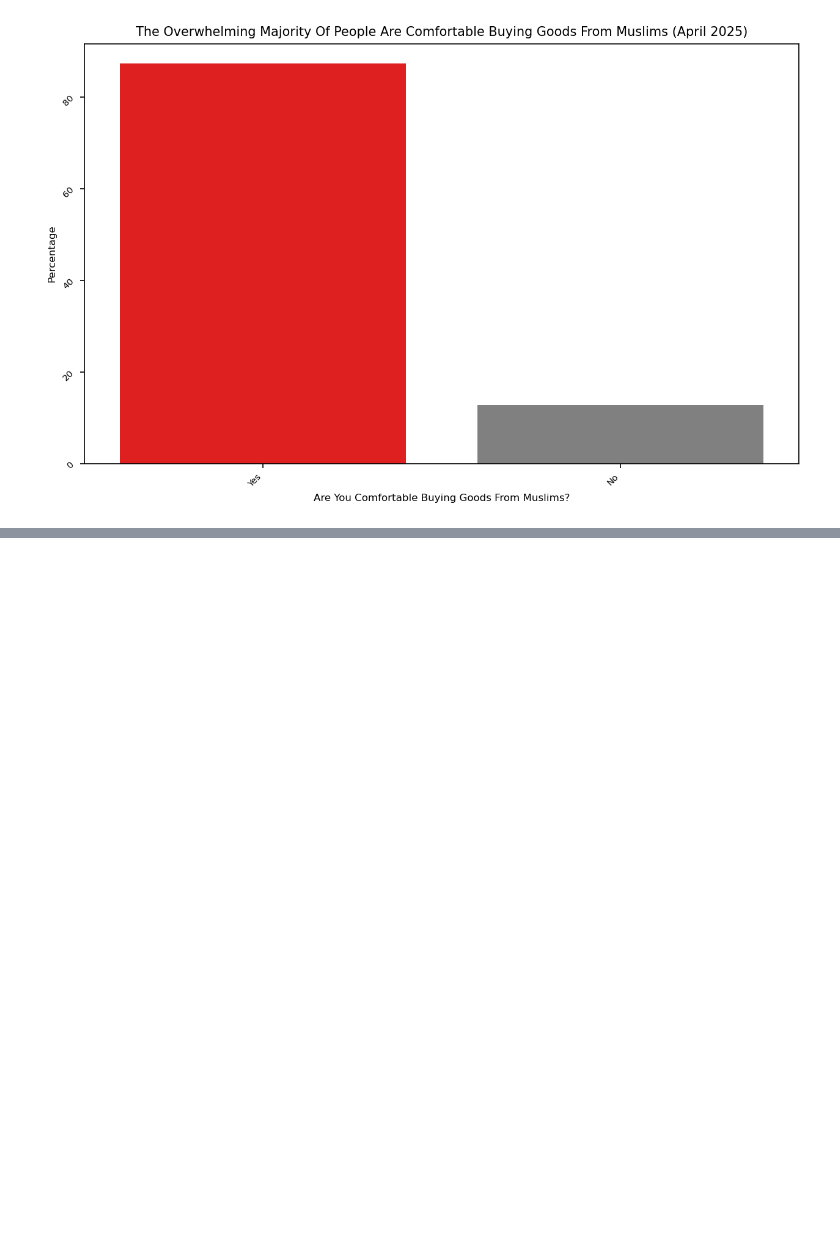
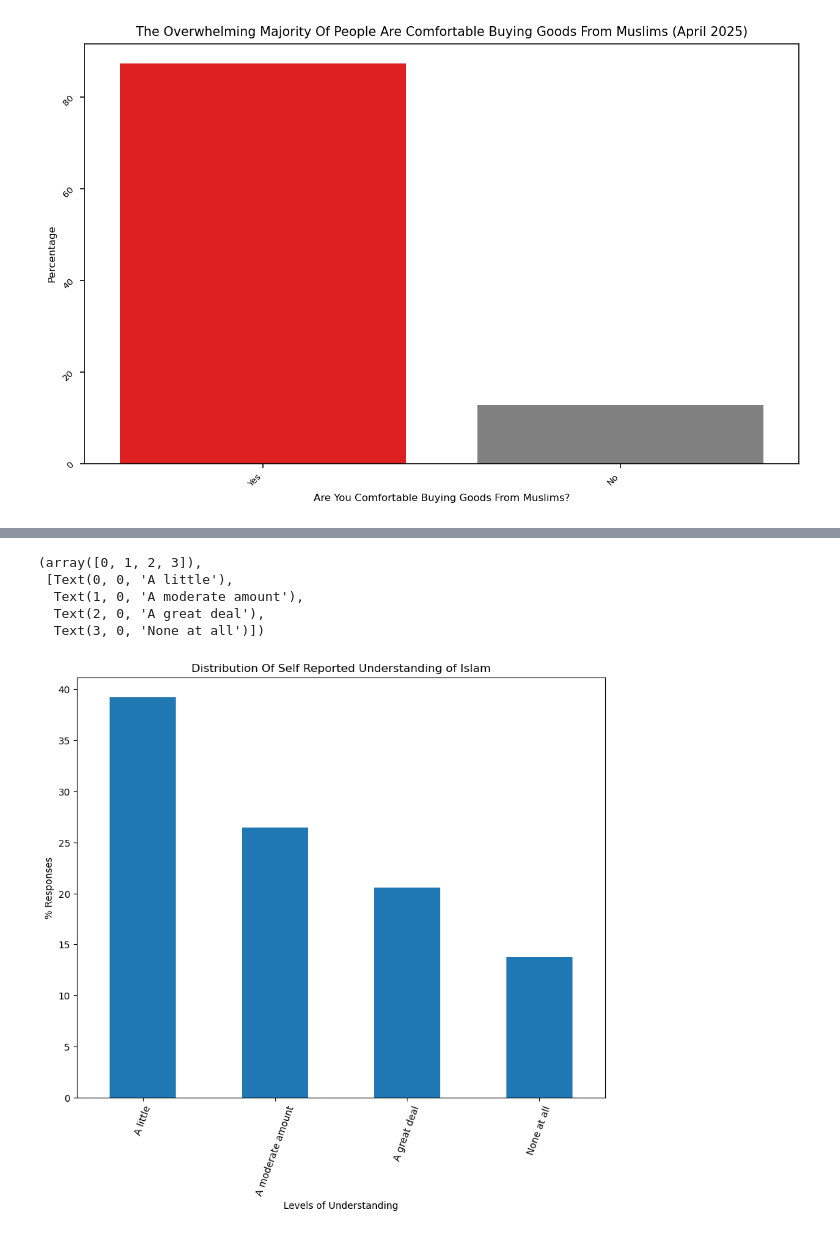
Before and after one commit to manelmahroug/Muslim-Brand-Sentiment, a Jupyter notebook: Brand_sentiment_004_April_2025.ipynb, the cells around one changed output, grey strips where cells are left out. Cells and saved outputs as stored; diff of their text form; code cells hidden in the pictures; blank space fills up the shorter version.

Commit message:
added analysis about religious knowledge

```diff
--- a/Brand_sentiment_004_April_2025.ipynb
+++ b/Brand_sentiment_004_April_2025.ipynb
@@ -987,0 +1035,18 @@ plot_percentages(df, column_name, x_label, title)
+# %%
+rel = 'How would you rate your own understanding of Muslim religious practices (e.g., Ramadan, daily prayers)?'
+counts= apr25[rel].value_counts(normalize= True)*100
+# %%
+ax = counts.plot(
+        kind= 'bar',
+        figsize= (10,8))
+plt.title ("Distribution Of Self Reported Understanding of Islam")
+plt.xlabel ("Levels of Understanding")
+plt.ylabel("% Responses")
+plt.xticks (rotation = 70)
+# %% [output]
+(array([0, 1, 2, 3]),
+ [Text(0, 0, 'A little'),
+  Text(1, 0, 'A moderate amount'),
+  Text(2, 0, 'A great deal'),
+  Text(3, 0, 'None at all')])
+[figure, added]
```
Also changed, not shown: parts of 8 cells of this notebook.
